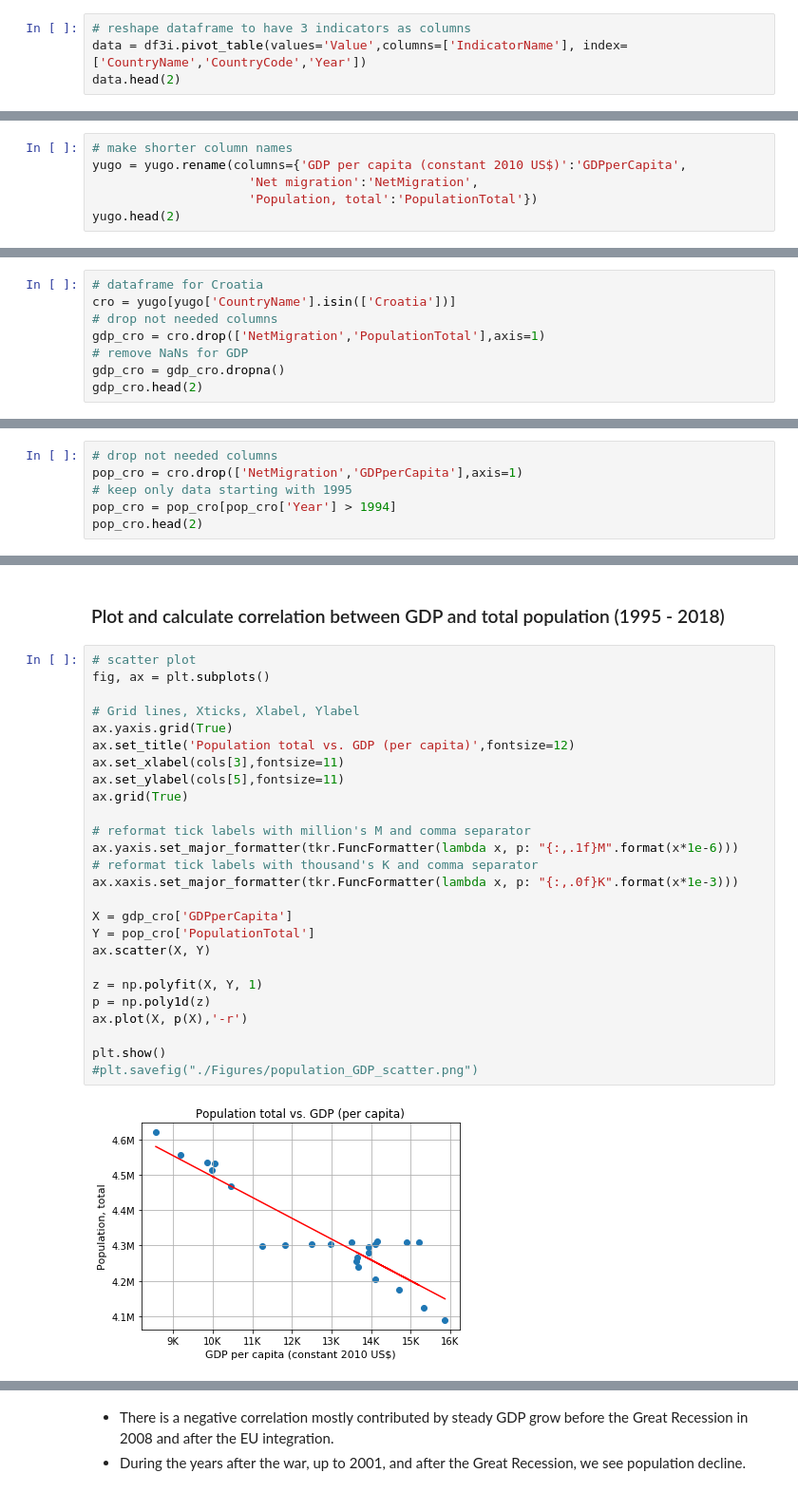
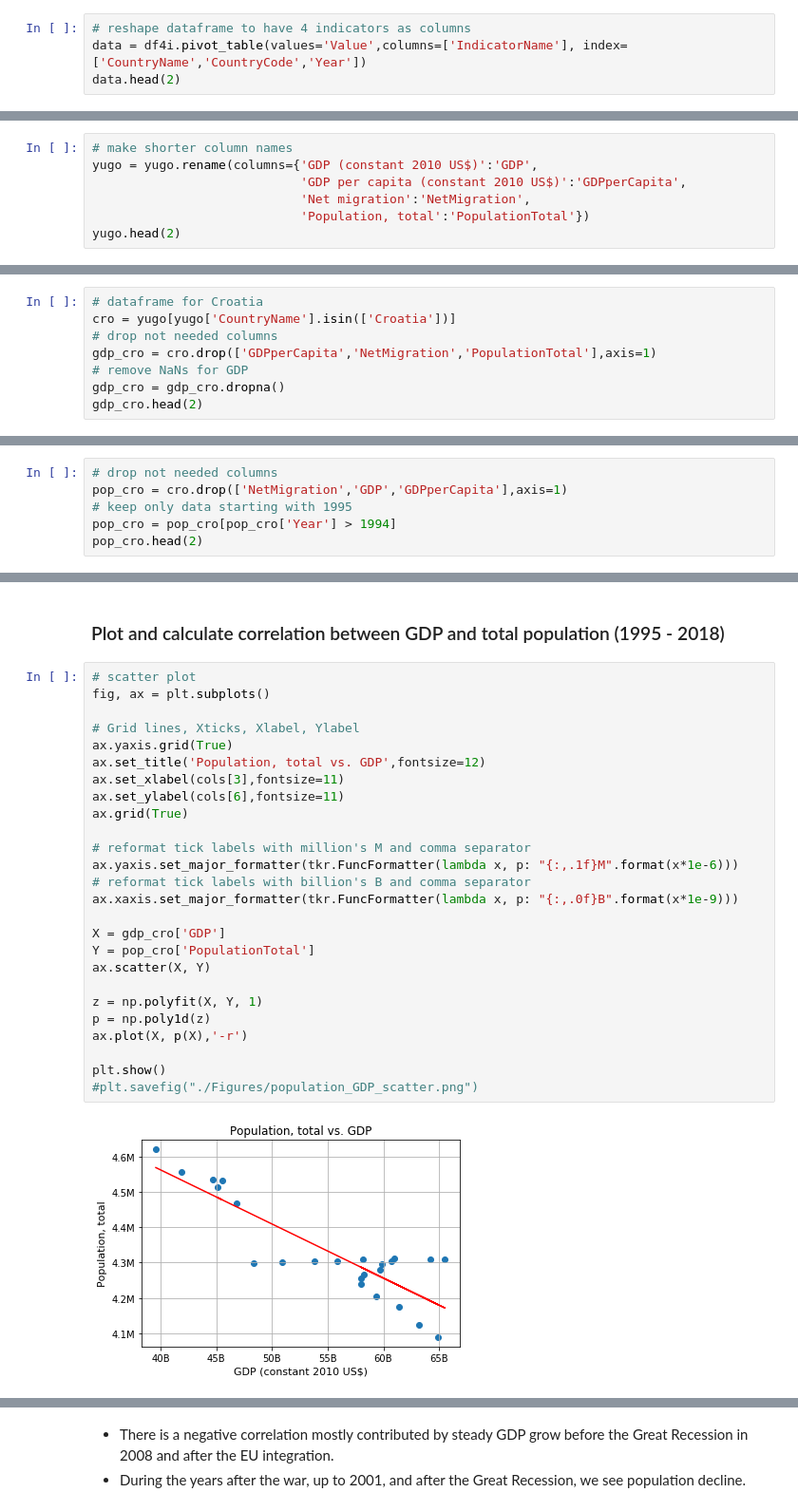
Before and after one commit to zunicd/Population-Trend-Croatia-2018, a Jupyter notebook: Croatia - Population Trend 1990 - 2018.ipynb, the cells around one changed output, grey strips where cells are left out. Shown at 95% size. Saved outputs shown, nothing was run; the diff lists cells and outputs as text.

Commit message:
added one new GDP indicator

```diff
--- a/Croatia - Population Trend 1990 - 2018.ipynb
+++ b/Croatia - Population Trend 1990 - 2018.ipynb
@@ -91,5 +92,5 @@ print(df3i.IndicatorName.nunique())
 # %%
-# reshape dataframe to have 3 indicators as columns
-data = df3i.pivot_table(values='Value',columns=['IndicatorName'], index=['CountryName','CountryCode','Year'])
+# reshape dataframe to have 4 indicators as columns
+data = df4i.pivot_table(values='Value',columns=['IndicatorName'], index=['CountryName','CountryCode','Year'])
 data.head(2)
 # %% [output]
@@ -180,8 +183,9 @@ cols
  'Population, total']
 # %%
 # make shorter column names
-yugo = yugo.rename(columns={'GDP per capita (constant 2010 US$)':'GDPperCapita',
-                     'Net migration':'NetMigration',
-                     'Population, total':'PopulationTotal'})
+yugo = yugo.rename(columns={'GDP (constant 2010 US$)':'GDP',
+                            'GDP per capita (constant 2010 US$)':'GDPperCapita',
+                            'Net migration':'NetMigration',
+                            'Population, total':'PopulationTotal'})
 yugo.head(2)
 # %% [output]
@@ -504,7 +509,7 @@ GDP data for Croatia exist only from 1995. Because of that, we will limit popula
 # dataframe for Croatia
 cro = yugo[yugo['CountryName'].isin(['Croatia'])]
 # drop not needed columns
-gdp_cro = cro.drop(['NetMigration','PopulationTotal'],axis=1)
+gdp_cro = cro.drop(['GDPperCapita','NetMigration','PopulationTotal'],axis=1)
 # remove NaNs for GDP
 gdp_cro = gdp_cro.dropna()
 gdp_cro.head(2)
@@ -526,7 +530,7 @@ gdp_c.head(2)
 ### Prepare "Population, total" dataframes for Croatia
 # %%
 # drop not needed columns
-pop_cro = cro.drop(['NetMigration','GDPperCapita'],axis=1)
+pop_cro = cro.drop(['NetMigration','GDP','GDPperCapita'],axis=1)
 # keep only data starting with 1995
 pop_cro = pop_cro[pop_cro['Year'] > 1994]
 pop_cro.head(2)
@@ -641,31 +645,31 @@ Let's now check relationship between GDP and population decline.
 # %%
 # scatter plot
 fig, ax = plt.subplots()
 
 # Grid lines, Xticks, Xlabel, Ylabel
 ax.yaxis.grid(True)
-ax.set_title('Population total vs. GDP (per capita)',fontsize=12)
+ax.set_title('Population, total vs. GDP',fontsize=12)
 ax.set_xlabel(cols[3],fontsize=11)
-ax.set_ylabel(cols[5],fontsize=11)
+ax.set_ylabel(cols[6],fontsize=11)
 ax.grid(True)
 
 # reformat tick labels with million's M and comma separator
 ax.yaxis.set_major_formatter(tkr.FuncFormatter(lambda x, p: "{:,.1f}M".format(x*1e-6)))
-# reformat tick labels with thousand's K and comma separator
-ax.xaxis.set_major_formatter(tkr.FuncFormatter(lambda x, p: "{:,.0f}K".format(x*1e-3)))
+# reformat tick labels with billion's B and comma separator
+ax.xaxis.set_major_formatter(tkr.FuncFormatter(lambda x, p: "{:,.0f}B".format(x*1e-9)))
 
-X = gdp_cro['GDPperCapita']
+X = gdp_cro['GDP']
 Y = pop_cro['PopulationTotal']
 ax.scatter(X, Y)
 
 z = np.polyfit(X, Y, 1)
 p = np.poly1d(z)
 ax.plot(X, p(X),'-r')
 
 plt.show()
 #plt.savefig("./Figures/population_GDP_scatter.png")
 # %% [output]
-[figure, old version]
+[figure, new version]
 # %%
 pop_c.join(gdp_c).head(2)
 # %% [output]
```
Also changed, not shown: parts of 37 cells of this notebook, 1 other file.
